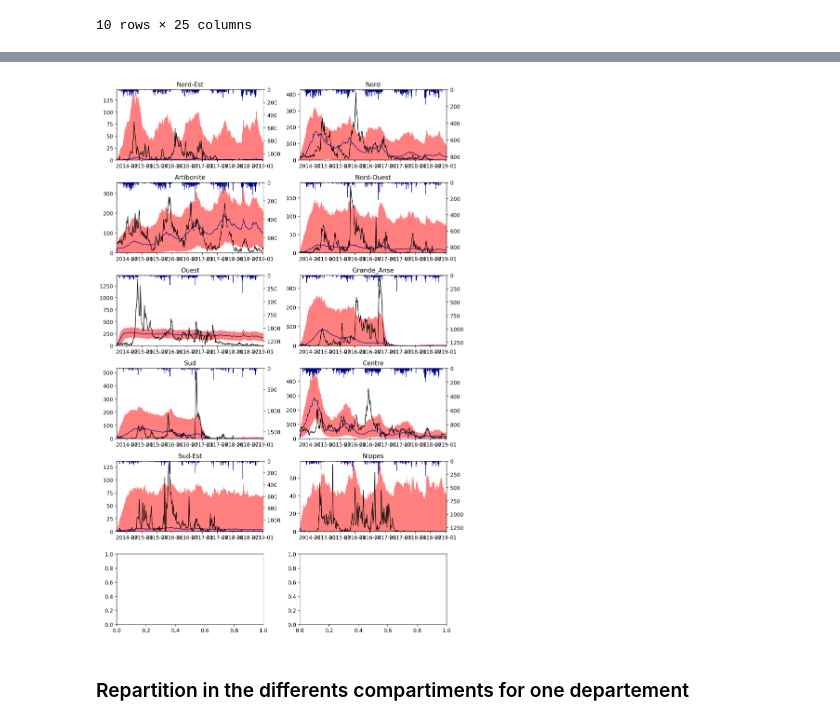
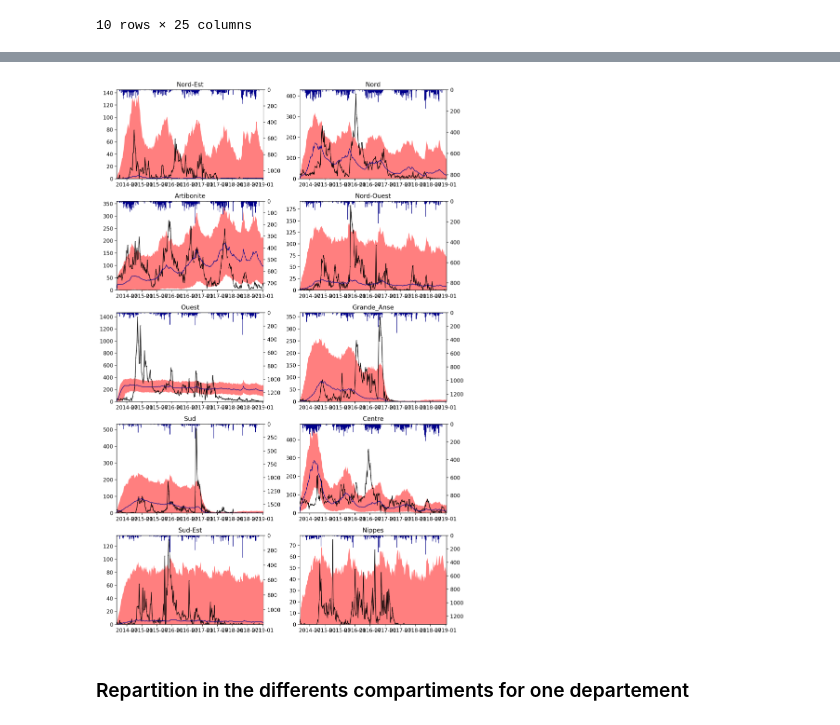
Before and after one commit to jcblemai/haiti-mass-ocv-campaign, a Jupyter notebook: forecast.ipynb, the cells around one changed output, grey strips where cells are left out. Drawn from its saved outputs; the diff is of its cells as text; code cells hidden in the pictures.

```diff
--- a/forecast.ipynb
+++ b/forecast.ipynb
@@ -201,28 +201,28 @@ params_disp
 # %%
 ti = input_parameters['t_start']
 tf = input_parameters['t_end']
 #tf = t_for
 
-fig, axes = plt.subplots((len(dept_avail))//2+1, 2, figsize=(10,15), squeeze = True, dpi = 200);
+fig, axes = plt.subplots((len(dept_avail))//2, 2, figsize=(10,15), squeeze = True, dpi = 200);
 fig.patch.set_facecolor('white')
 axes = axes.flatten();
 for i, dp in enumerate(dept_avail):
 
     axt =  axes[i].twinx()
     axes[i].plot(cases[dp][t_start:][ti:tf], marker='.', linestyle='-',color='k', linewidth=1, markersize=1 )
     axes[i].fill_between(all_data[dp]['cases']['q05'][ti:tf].index, all_data[dp]['cases']['q05'][ti:tf], all_data[dp]['cases']['q95'][ti:tf], alpha = .5, color = 'red', linewidth = 0)
     axes[i].plot(all_data[dp]['cases']['q50'][ti:tf], alpha = 1,linestyle='-', linewidth = 1, color = 'darkblue')
     axt.bar(pd.date_range(ti,tf, freq='W-SAT').date, rain[dp].resample('W-SAT').sum()[ti:tf], label = r'Rainfall', color = 'darkblue', width=7, alpha = 1)
 
     axes[i].set_title(dp)
     axes[i].set_ylim(0)
     axt.set_ylim(4*max(rain[dp].resample('W-SAT').sum()[t_start:t_for]),0) # check if only reverse y
     axes[i].set_xlim(ti, tf)
     #axes[i].legend()
 
 fig.tight_layout()
 # %% [output]
-[figure, old version]
+[figure, new version]
 # %% [markdown]
 ### Repartition in the differents compartiments for one departement
 # %%
```
Also changed, not shown: 3 other files.
